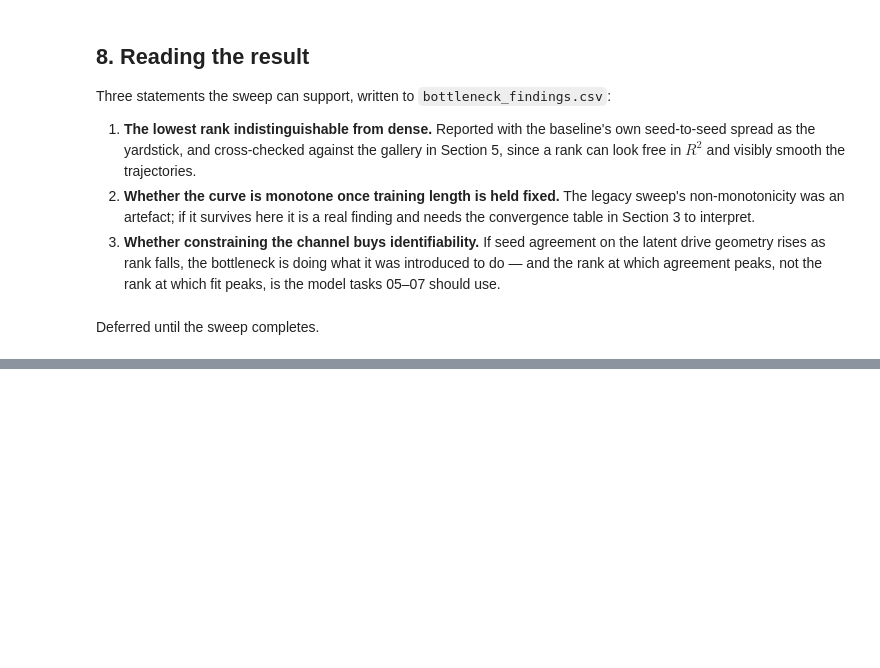
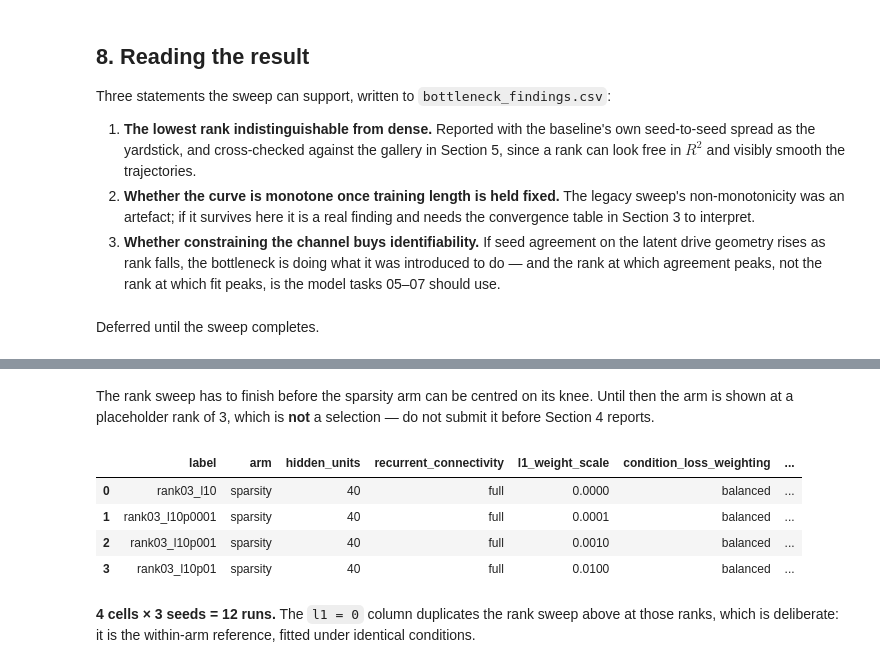
Before and after one commit to gprabaha/dal_monte_2022_analysis, a Jupyter notebook: notebooks/mrnn_thesis/04_bottleneck_rank.ipynb, the cells around one changed output, grey strips where cells are left out. Drawn from its saved outputs; the diff is of its cells as text; code cells hidden in the pictures; blank space fills up the shorter version.

```diff
--- a/notebooks/mrnn_thesis/04_bottleneck_rank.ipynb
+++ b/notebooks/mrnn_thesis/04_bottleneck_rank.ipynb
@@ -570,0 +581,56 @@ available if the fast-structure deficit turns out to matter for that answer.
+# %%
+#: Penalties to test, spanning "off" to the value that was inherited and turned out to be
+#: an ablation. Log-spaced, because the effect is not close to linear in the scale.
+L1_GRID = (0.0, 1e-4, 1e-3, 1e-2)
+#: Overwritten below once the rank sweep identifies its knee. The placeholder keeps the
+#: section readable — and the variant list well defined — while that sweep is still running.
+RANKS_FOR_SPARSITY = [3]
+
+if not histories:
+    display(Markdown(
+        "The rank sweep has to finish before the sparsity arm can be centred on its knee. "
+        f"Until then the arm is shown at a placeholder rank of {RANKS_FOR_SPARSITY[0]}, which is "
+        "**not** a selection — do not submit it before Section 4 reports."
+    ))
+else:
+    knee = sweep.lowest_adequate_rank(fit, baseline_label=BASELINE)
+    if knee is None:
+        display(Markdown(
+            "**No constrained rank matched the dense baseline**, so there is no knee to centre on. "
+            "Run the sparsity arm at the ranks you want to defend instead, by setting "
+            "`RANKS_FOR_SPARSITY` directly."
+        ))
+        RANKS_FOR_SPARSITY = [3]
+    else:
+        # Bracket the knee: one below it, the knee itself, and one comfortably above, so the
+        # interaction can be seen rather than inferred from a single rank.
+        candidates = sorted({max(1, knee - 1), knee, min(max(RANK_GRID), knee + 2)})
+        RANKS_FOR_SPARSITY = candidates
+        display(Markdown(
+            f"The lowest rank indistinguishable from dense is **{knee}**, so the sparsity arm runs at "
+            f"ranks {RANKS_FOR_SPARSITY} — bracketing it, so an interaction shows up as the curves "
+            f"separating rather than having to be inferred from one rank."
+        ))
+
+sparsity_variants = [
+    sweep.ModelVariant(
+        label=f"rank{rank:02d}_l1{l1:g}".replace(".", "p").replace("-", "m"),
+        arm="sparsity",
+        overrides={**base_overrides, "recurrent_bottleneck_dim": int(rank), "l1_weight_scale": float(l1)},
+    )
+    for rank in RANKS_FOR_SPARSITY for l1 in L1_GRID
+]
+display(pd.DataFrame([v.describe() for v in sparsity_variants]))
+display(Markdown(
+    f"**{len(sparsity_variants)} cells × {len(seeds)} seeds = {len(sparsity_variants) * len(seeds)} runs.** "
+    f"The `l1 = 0` column duplicates the rank sweep above at those ranks, which is deliberate: it is "
+    f"the within-arm reference, fitted under identical conditions."
+))
+# %% [output]
+The rank sweep has to finish before the sparsity arm can be centred on its knee. Until then the arm is shown at a placeholder rank of 3, which is **not** a selection — do not submit it before Section 4 reports.
+|  | label | arm | hidden_units | recurrent_connectivity | l1_weight_scale | condition_loss_weighting | ... |
+| 0 | rank03_l10 | sparsity | 40 | full | 0.0000 | balanced | ... |
+| 1 | rank03_l10p0001 | sparsity | 40 | full | 0.0001 | balanced | ... |
+| 2 | rank03_l10p001 | sparsity | 40 | full | 0.0010 | balanced | ... |
+| 3 | rank03_l10p01 | sparsity | 40 | full | 0.0100 | balanced | ... |
+**4 cells × 3 seeds = 12 runs.** The `l1 = 0` column duplicates the rank sweep above at those ranks, which is deliberate: it is the within-arm reference, fitted under identical conditions.
```
Also changed, not shown: parts of 8 cells of this notebook, 5 other files.
